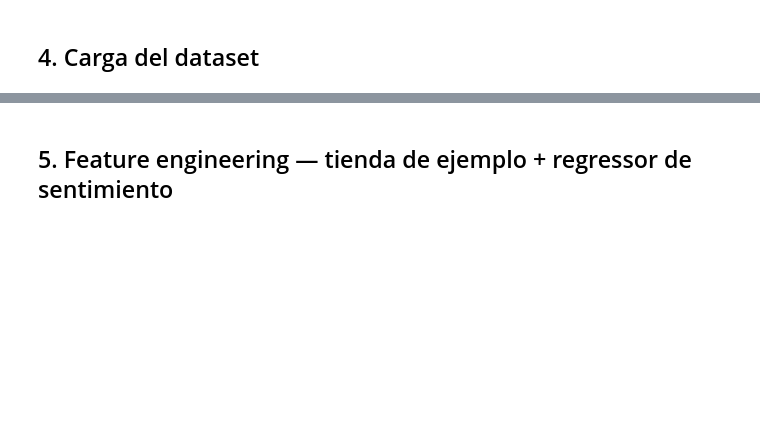
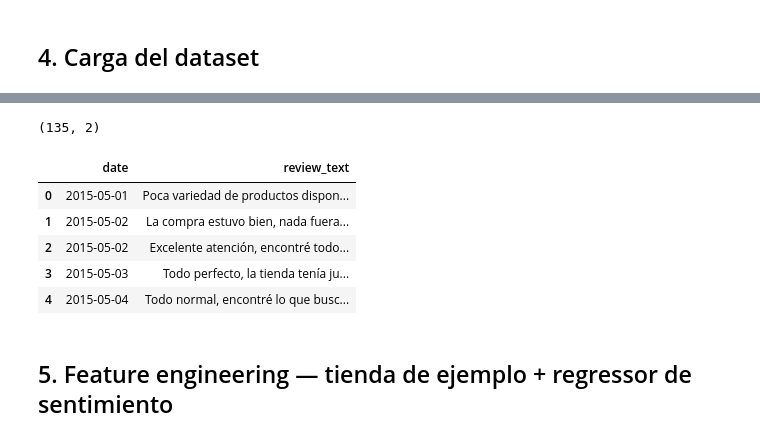
Before and after one commit to Jorge-is/smart-retail-360, a Jupyter notebook: notebooks/04_sales_predictor_prophet.ipynb, the cells around one changed output, grey strips where cells are left out. Drawn from its saved outputs; the diff is of its cells as text; code cells hidden in the pictures; blank space fills up the shorter version.

Commit message:
docs(notebooks): actualizar outputs de EDA y entrenamiento de M3
00_eda_ventas.ipynb y 04_sales_predictor_prophet.ipynb con las celdas
ejecutadas en Colab.

```diff
--- a/notebooks/04_sales_predictor_prophet.ipynb
+++ b/notebooks/04_sales_predictor_prophet.ipynb
@@ -74,18 +115,22 @@ df_raw.head()
 # %%
-from src.sales_predictor.features import prepare_prophet_df, generate_synthetic_reviews
+import shutil
 
-STORE_ID = SALES_STORE_SUBSET[0]
-
-reference_sales = prepare_prophet_df(df_raw, store_id=STORE_ID)
-reviews_df_generated = generate_synthetic_reviews(reference_sales)
-
-reviews_df_generated.to_csv(SALES_SENTIMENT_CSV_PATH, index=False)
-
-print(f'{len(reviews_df_generated)} reseñas generadas, correlacionadas con la tendencia real de la tienda {STORE_ID}')
+repo_csv = Path('/content/smart-retail-360/data/raw/sentiment_synthetic/reviews_synthetic.csv')
+if repo_csv.exists() and not SALES_SENTIMENT_CSV_PATH.exists():
+    shutil.copy(repo_csv, SALES_SENTIMENT_CSV_PATH)
+    print('CSV de reseñas sintéticas copiado a Drive')
 
 reviews_df = pd.read_csv(SALES_SENTIMENT_CSV_PATH)
 print(reviews_df.shape)
 reviews_df.head()
+# %% [output]
+(135, 2)
+|  | date | review_text |
+| 0 | 2015-05-01 | Poca variedad de productos dispon... |
+| 1 | 2015-05-02 | La compra estuvo bien, nada fuera... |
+| 2 | 2015-05-02 | Excelente atención, encontré todo... |
+| 3 | 2015-05-03 | Todo perfecto, la tienda tenía ju... |
+| 4 | 2015-05-04 | Todo normal, encontré lo que busc... |
 # %% [markdown]
 ## 5. Feature engineering — tienda de ejemplo + regressor de sentimiento
 # %%
```
Also changed, not shown: parts of 15 cells of this notebook, 1 other file.
